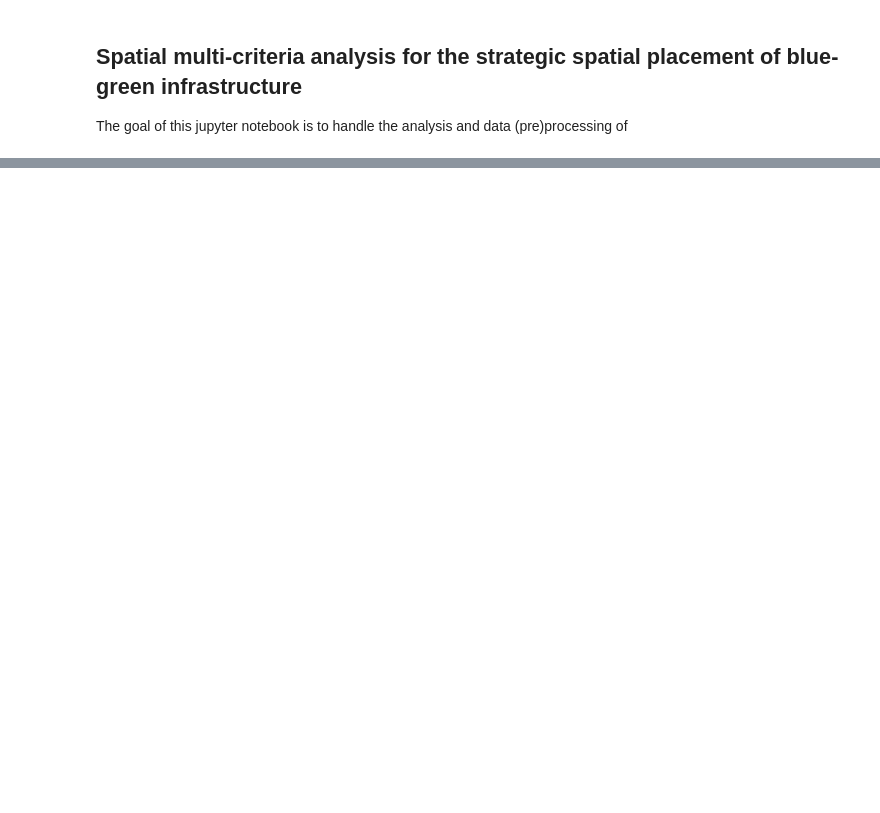
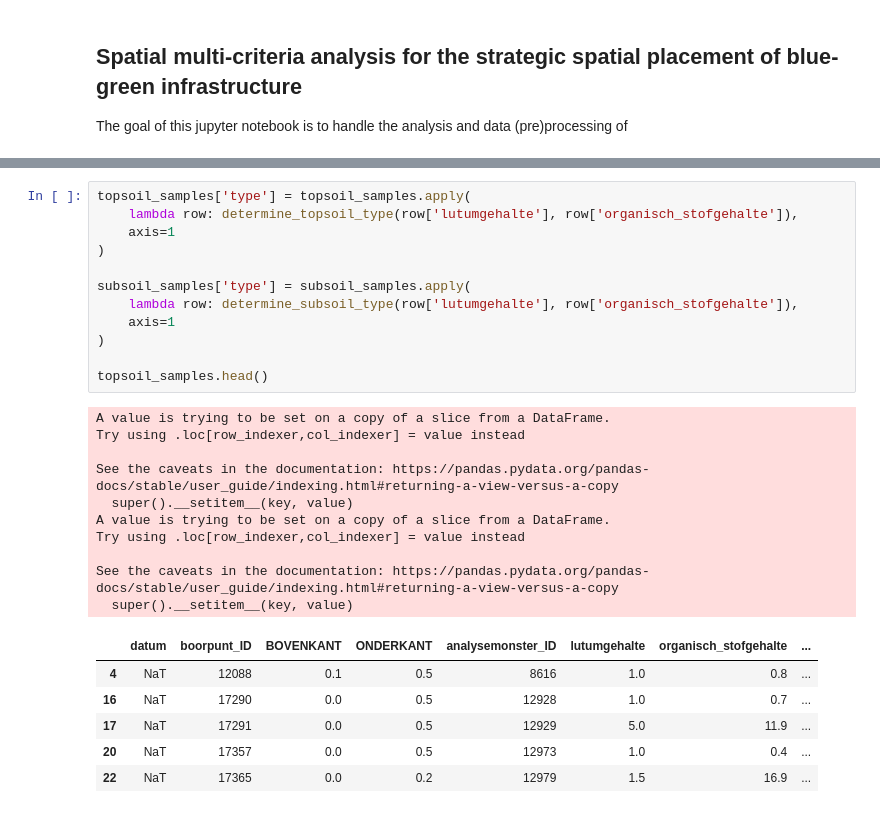
Before and after one commit to JulianWDev/strategicbgi, a Jupyter notebook: analysis.ipynb, the cells around one changed output, grey strips where cells are left out. Cells and saved outputs as stored; diff of their text form; blank space fills up the shorter version.

```diff
--- a/analysis.ipynb
+++ b/analysis.ipynb
@@ -51,0 +83,29 @@ from pykrige.ok import UniversalKriging
+# %%
+topsoil_samples['type'] = topsoil_samples.apply(
+    lambda row: determine_topsoil_type(row['lutumgehalte'], row['organisch_stofgehalte']),
+    axis=1
+)
+
+subsoil_samples['type'] = subsoil_samples.apply(
+    lambda row: determine_subsoil_type(row['lutumgehalte'], row['organisch_stofgehalte']),
+    axis=1
+)
+
+topsoil_samples.head()
+# %% [output]
+A value is trying to be set on a copy of a slice from a DataFrame.
+Try using .loc[row_indexer,col_indexer] = value instead
+
+See the caveats in the documentation: https://pandas.pydata.org/pandas-docs/stable/user_guide/indexing.html#returning-a-view-versus-a-copy
+  super().__setitem__(key, value)
+A value is trying to be set on a copy of a slice from a DataFrame.
+Try using .loc[row_indexer,col_indexer] = value instead
+
+See the caveats in the documentation: https://pandas.pydata.org/pandas-docs/stable/user_guide/indexing.html#returning-a-view-versus-a-copy
+  super().__setitem__(key, value)
+|  | datum | boorpunt_ID | BOVENKANT | ONDERKANT | analysemonster_ID | lutumgehalte | organisch_stofgehalte | ... |
+| 4 | NaT | 12088 | 0.1 | 0.5 | 8616 | 1.0 | 0.8 | ... |
+| 16 | NaT | 17290 | 0.0 | 0.5 | 12928 | 1.0 | 0.7 | ... |
+| 17 | NaT | 17291 | 0.0 | 0.5 | 12929 | 5.0 | 11.9 | ... |
+| 20 | NaT | 17357 | 0.0 | 0.5 | 12973 | 1.0 | 0.4 | ... |
+| 22 | NaT | 17365 | 0.0 | 0.2 | 12979 | 1.5 | 16.9 | ... |
```
Also changed, not shown: parts of 10 cells of this notebook.
